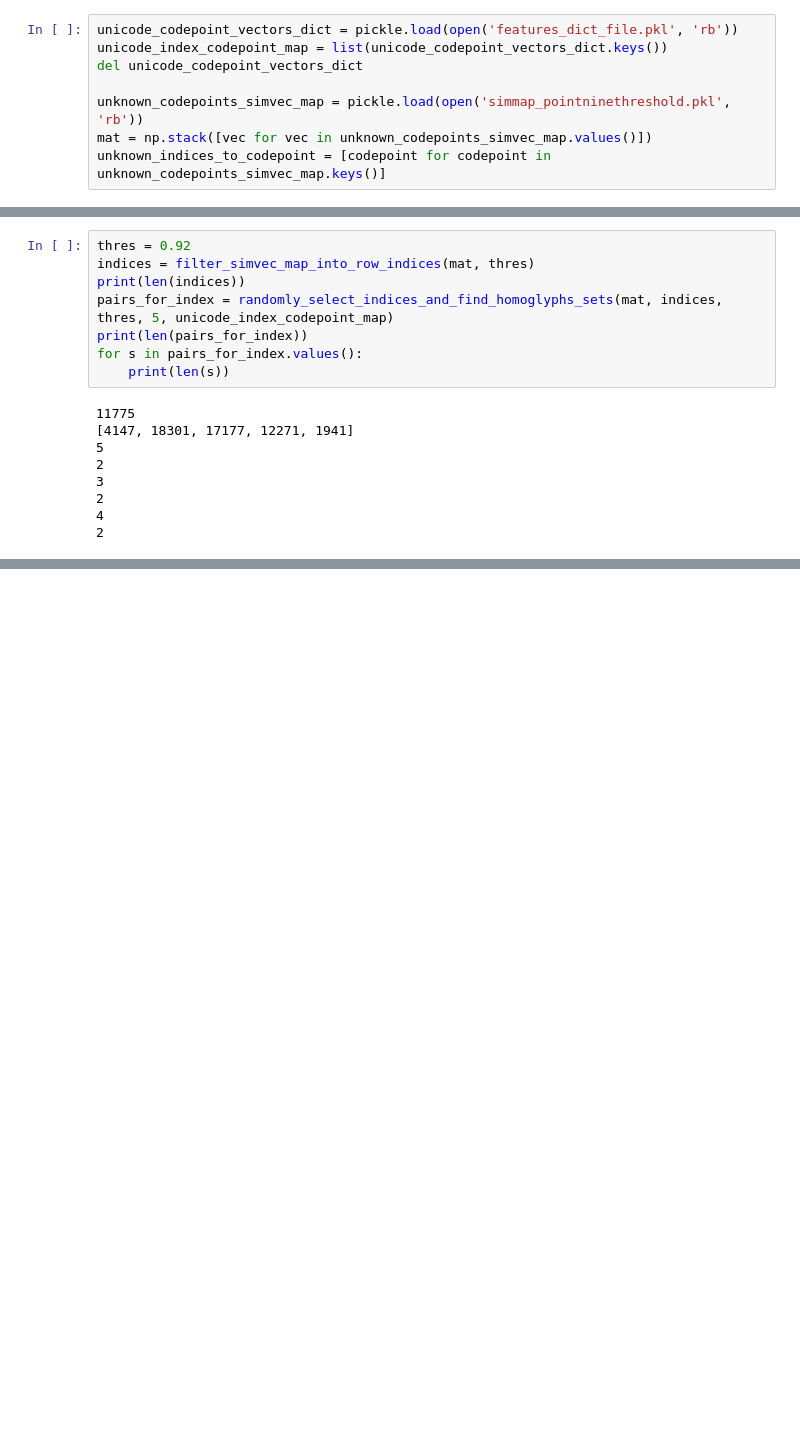
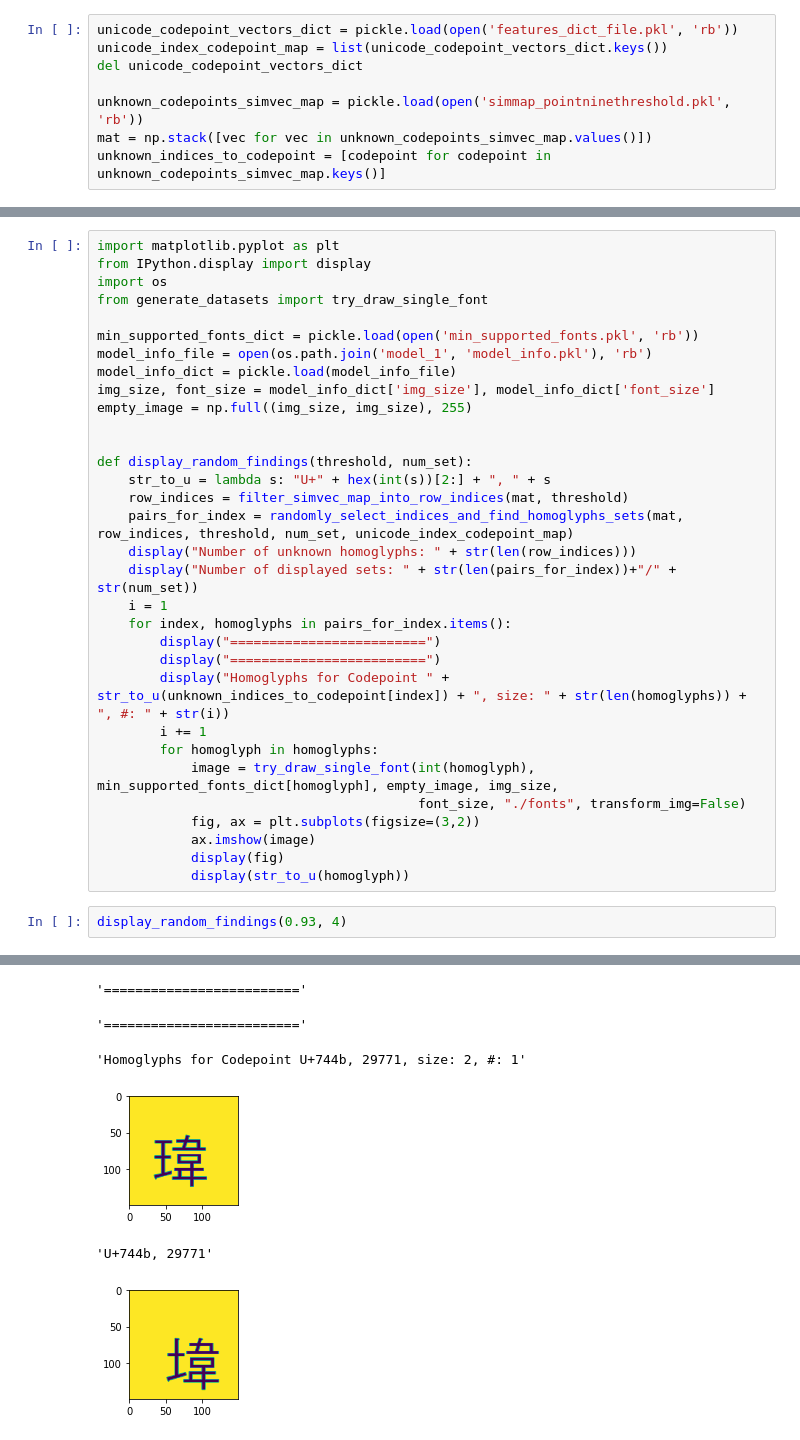
Before and after one commit to PerryXDeng/weaponizing_unicode, a Jupyter notebook: viz_unknown_homoglyphs.ipynb, the cells around one changed output, grey strips where cells are left out. Saved outputs shown, nothing was run; the diff lists cells and outputs as text; blank space fills up the shorter version.

```diff
--- a/viz_unknown_homoglyphs.ipynb
+++ b/viz_unknown_homoglyphs.ipynb
@@ -28,19 +31,37 @@ def randomly_select_indices_and_find_homoglyphs_sets(sim_mat:np.ndarray, simmat_
             pairs_for_index[row_index] = {full_index_codepoint_map[index] for index in homoglyph_indices}
     return pairs_for_index
-# %%
-thres = 0.92
-indices = filter_simvec_map_into_row_indices(mat, thres)
-print(len(indices))
-pairs_for_index = randomly_select_indices_and_find_homoglyphs_sets(mat, indices, thres, 5, unicode_index_codepoint_map)
-print(len(pairs_for_index))
-for s in pairs_for_index.values():
-    print(len(s))
-# %% [output]
-11775
-[4147, 18301, 17177, 12271, 1941]
-5
-2
-3
-2
-4
-2
+# %%
+import matplotlib.pyplot as plt
+from IPython.display import display
+import os
+from generate_datasets import try_draw_single_font
+
+min_supported_fonts_dict = pickle.load(open('min_supported_fonts.pkl', 'rb'))
+model_info_file = open(os.path.join('model_1', 'model_info.pkl'), 'rb')
+model_info_dict = pickle.load(model_info_file)
+img_size, font_size = model_info_dict['img_size'], model_info_dict['font_size']
+empty_image = np.full((img_size, img_size), 255)
+
+
+def display_random_findings(threshold, num_set):
+    str_to_u = lambda s: "U+" + hex(int(s))[2:] + ", " + s
+    row_indices = filter_simvec_map_into_row_indices(mat, threshold)
+    pairs_for_index = randomly_select_indices_and_find_homoglyphs_sets(mat, row_indices, threshold, num_set, unicode_index_codepoint_map)
+    display("Number of unknown homoglyphs: " + str(len(row_indices)))
+    display("Number of displayed sets: " + str(len(pairs_for_index))+"/" + str(num_set))
+    i = 1
+    for index, homoglyphs in pairs_for_index.items():
+        display("=========================")
+        display("=========================")
+        display("Homoglyphs for Codepoint " + str_to_u(unknown_indices_to_codepoint[index]) + ", size: " + str(len(homoglyphs)) + ", #: " + str(i))
+        i += 1
+        for homoglyph in homoglyphs:
+            image = try_draw_single_font(int(homoglyph), min_supported_fonts_dict[homoglyph], empty_image, img_size,
+                                         font_size, "./fonts", transform_img=False)
+            fig, ax = plt.subplots(figsize=(3,2))
+            ax.imshow(image)
+            display(fig)
+            display(str_to_u(homoglyph))
+# %%
+display_random_findings(0.93, 4)
+# %% [output]
@@ -46,0 +72,6 @@ for s in pairs_for_index.values():
+'========================='
+'========================='
+'Homoglyphs for Codepoint U+744b, 29771, size: 2, #: 1'
+[figure, added]
+'U+744b, 29771'
+[figure, added]
```
Also changed, not shown: parts of 4 cells of this notebook.
